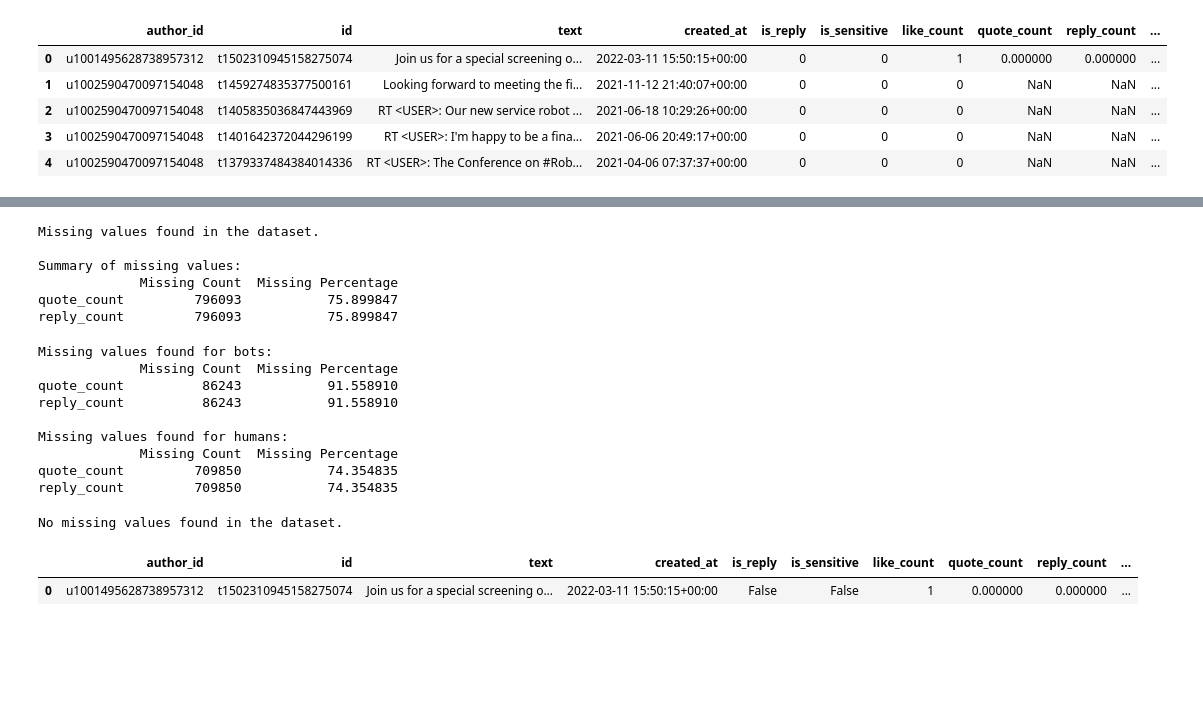
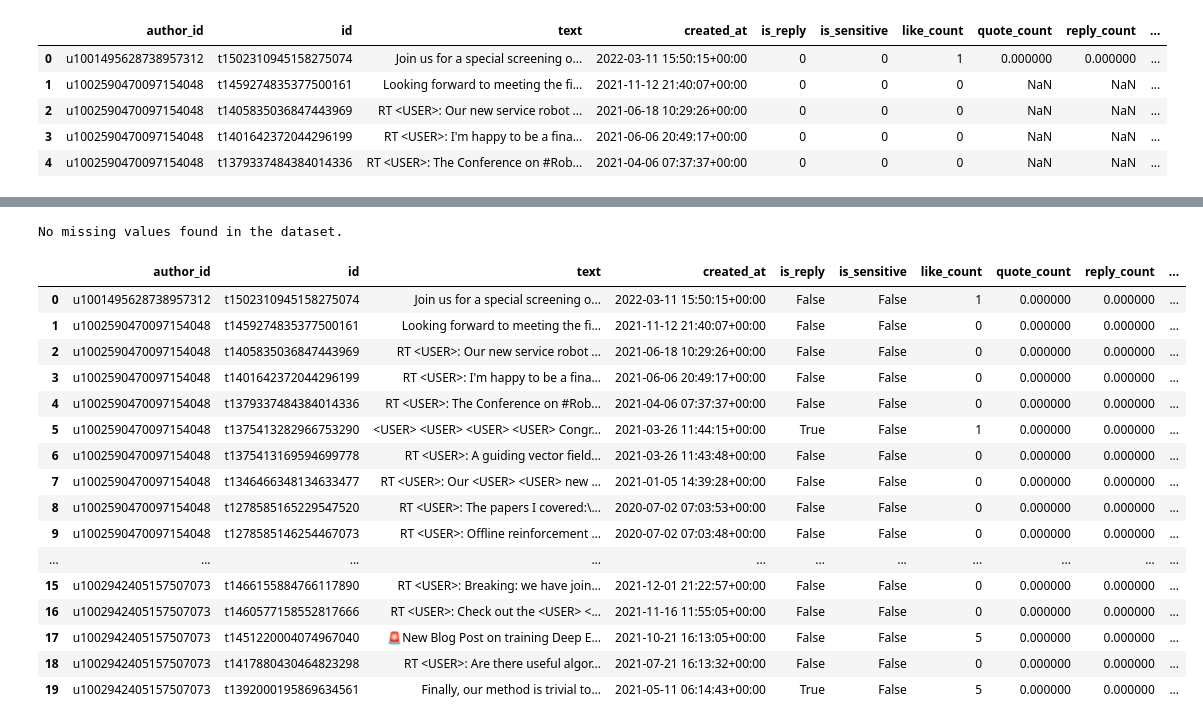
Before and after one commit to julwdo/thesis, a Jupyter notebook: 01_codes/03_nlp_project_main.ipynb, the cells around one changed output, grey strips where cells are left out. Drawn from its saved outputs; the diff is of its cells as text; code cells hidden in the pictures; blank space fills up the shorter version.

```diff
--- a/01_codes/03_nlp_project_main.ipynb
+++ b/01_codes/03_nlp_project_main.ipynb
@@ -45,7 +45,7 @@ def plot_numeric(df, feature, label_col="label", bins=50, palette=None, auto_log
       hue=label_col,
       bins=bins,
       weights=weights[feature],
-      palette=palette or {"bot": "red", "human": "blue"},
+      palette=palette or {1: "red", 0: "blue"},
       alpha=0.6
   )
   plt.xlabel(feature)
@@ -73,7 +73,7 @@ def plot_boolean(df, feature, label_col="label", palette=None):
         x=feature,
         y="proportion",
         hue=label_col,
-        palette=palette or {"bot": "red", "human": "blue"}
+        palette=palette or {1: "red", 0: "blue"}
     )
 
     plt.xlabel(feature)
@@ -103,3 +147,6 @@ tweet_features.head()
+# %%
+tweet_features['quote_count_missing'] = tweet_features['quote_count'].isnull().astype(bool)
+tweet_features['reply_count_missing'] = tweet_features['reply_count'].isnull().astype(bool)
 # %%
 tweet_features.dtypes
 # %% [output]
@@ -120,8 +169,9 @@ dtype: object
 tweet_features["is_reply"] = tweet_features["is_reply"].astype(bool)
 tweet_features["is_sensitive"] = tweet_features["is_sensitive"].astype(bool)
 # %%
-numeric_cols = tweet_features.select_dtypes(include=np.number).columns
+numeric_cols = [col for col in tweet_features.select_dtypes(include=np.number).columns if col != "label"]
 
 for col in numeric_cols:
-  plot_numeric(tweet_features, col)
+  df_plot = tweet_features[[col, 'label']].dropna(subset=[col])
+  plot_numeric(df_plot, col)
 # %% [output]
@@ -148,55 +203,24 @@ if tweet_features.isnull().any().any():
 else:
     print("No missing values found in the dataset.")
 # %% [output]
-Missing values found in the dataset.
-
-Summary of missing values:
-             Missing Count  Missing Percentage
-quote_count         796093           75.899847
-reply_count         796093           75.899847
+No missing values found in the dataset.
-# %%
-bots = tweet_features[tweet_features['label'] == 'bot']
-humans = tweet_features[tweet_features['label'] == 'human']
-
-def check_missing(df, label):
-    if df.isnull().any().any():
-        print(f"\nMissing values found for {label}:")
-        na_summary = df.isnull().sum().loc[lambda x: x > 0].to_frame(name='Missing Count')
-        na_summary['Missing Percentage'] = (na_summary['Missing Count'] / df.shape[0]) * 100
-        print(na_summary)
-    else:
-        print(f"\nNo missing values found for {label}.")
-
-check_missing(bots, "bots")
-check_missing(humans, "humans")
-# %% [output]
-Missing values found for bots:
-             Missing Count  Missing Percentage
-quote_count          86243           91.558910
-reply_count          86243           91.558910
-
-Missing values found for humans:
-             Missing Count  Missing Percentage
-quote_count         709850           74.354835
-reply_count         709850           74.354835
-# %%
-for col in ['quote_count', 'reply_count']:
-  tweet_features[f"{col}_missing"] = tweet_features[col].isnull().astype(bool)
-  tweet_features[col] = tweet_features[col].fillna(0)
-# %%
-# Check for missing values
-if tweet_features.isnull().any().any():
-    print("Missing values found in the dataset.")
-    na_summary = tweet_features.isnull().sum().loc[lambda x: x > 0].to_frame(name='Missing Count')
-    na_summary['Missing Percentage'] = (na_summary['Missing Count'] / tweet_features.shape[0]) * 100
-    print("\nSummary of missing values:")
-    print(na_summary)
-else:
-    print("No missing values found in the dataset.")
-# %% [output]
-No missing values found in the dataset.
 # %%
-tweet_features.head(1)
+tweet_features.head(20)
 # %% [output]
 |  | author_id | id | text | created_at | is_reply | is_sensitive | like_count | quote_count | reply_count | ... |
 | 0 | u1001495628738957312 | t1502310945158275074 | Join us for a special screening o... | 2022-03-11 15:50:15+00:00 | False | False | 1 | 0.000000 | 0.000000 | ... |
+| 1 | u1002590470097154048 | t1459274835377500161 | Looking forward to meeting the fi... | 2021-11-12 21:40:07+00:00 | False | False | 0 | 0.000000 | 0.000000 | ... |
+| 2 | u1002590470097154048 | t1405835036847443969 | RT <USER>: Our new service robot ... | 2021-06-18 10:29:26+00:00 | False | False | 0 | 0.000000 | 0.000000 | ... |
+| 3 | u1002590470097154048 | t1401642372044296199 | RT <USER>: I'm happy to be a fina... | 2021-06-06 20:49:17+00:00 | False | False | 0 | 0.000000 | 0.000000 | ... |
+| 4 | u1002590470097154048 | t1379337484384014336 | RT <USER>: The Conference on #Rob... | 2021-04-06 07:37:37+00:00 | False | False | 0 | 0.000000 | 0.000000 | ... |
+| 5 | u1002590470097154048 | t1375413282966753290 | <USER> <USER> <USER> <USER> Congr... | 2021-03-26 11:44:15+00:00 | True | False | 1 | 0.000000 | 0.000000 | ... |
+| 6 | u1002590470097154048 | t1375413169594699778 | RT <USER>: A guiding vector field... | 2021-03-26 11:43:48+00:00 | False | False | 0 | 0.000000 | 0.000000 | ... |
+| 7 | u1002590470097154048 | t1346466348134633477 | RT <USER>: Our <USER> <USER> new ... | 2021-01-05 14:39:28+00:00 | False | False | 0 | 0.000000 | 0.000000 | ... |
+| 8 | u1002590470097154048 | t1278585165229547520 | RT <USER>: The papers I covered:\... | 2020-07-02 07:03:53+00:00 | False | False | 0 | 0.000000 | 0.000000 | ... |
+| 9 | u1002590470097154048 | t1278585146254467073 | RT <USER>: Offline reinforcement ... | 2020-07-02 07:03:48+00:00 | False | False | 0 | 0.000000 | 0.000000 | ... |
+| ... | ... | ... | ... | ... | ... | ... | ... | ... | ... | ... |
+| 15 | u1002942405157507073 | t1466155884766117890 | RT <USER>: Breaking: we have join... | 2021-12-01 21:22:57+00:00 | False | False | 0 | 0.000000 | 0.000000 | ... |
+| 16 | u1002942405157507073 | t1460577158552817666 | RT <USER>: Check out the <USER> <... | 2021-11-16 11:55:05+00:00 | False | False | 0 | 0.000000 | 0.000000 | ... |
+| 17 | u1002942405157507073 | t1451220004074967040 | 🚨New Blog Post on training Deep E... | 2021-10-21 16:13:05+00:00 | False | False | 5 | 0.000000 | 0.000000 | ... |
+| 18 | u1002942405157507073 | t1417880430464823298 | RT <USER>: Are there useful algor... | 2021-07-21 16:13:32+00:00 | False | False | 0 | 0.000000 | 0.000000 | ... |
+| 19 | u1002942405157507073 | t1392000195869634561 | Finally, our method is trivial to... | 2021-05-11 06:14:43+00:00 | True | False | 5 | 0.000000 | 0.000000 | ... |
```
Also changed, not shown: parts of 16 cells of this notebook.
